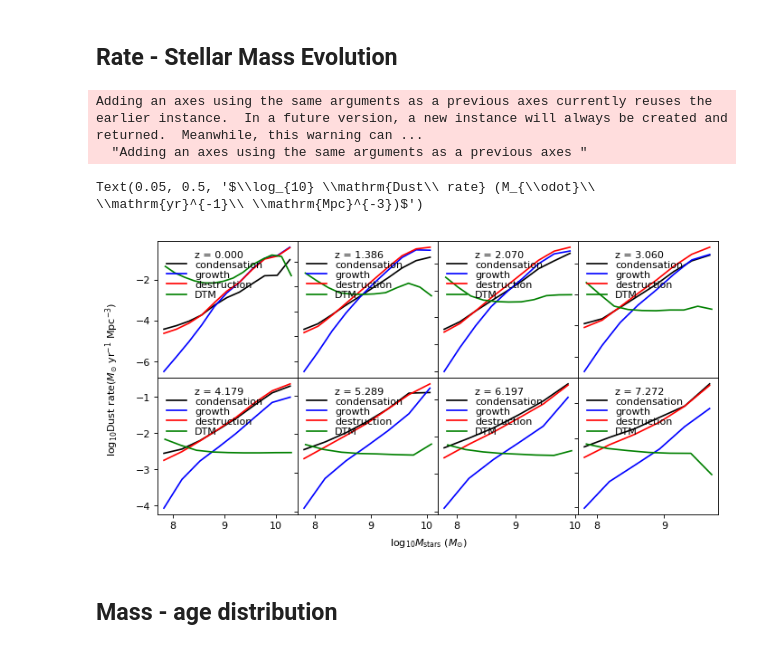
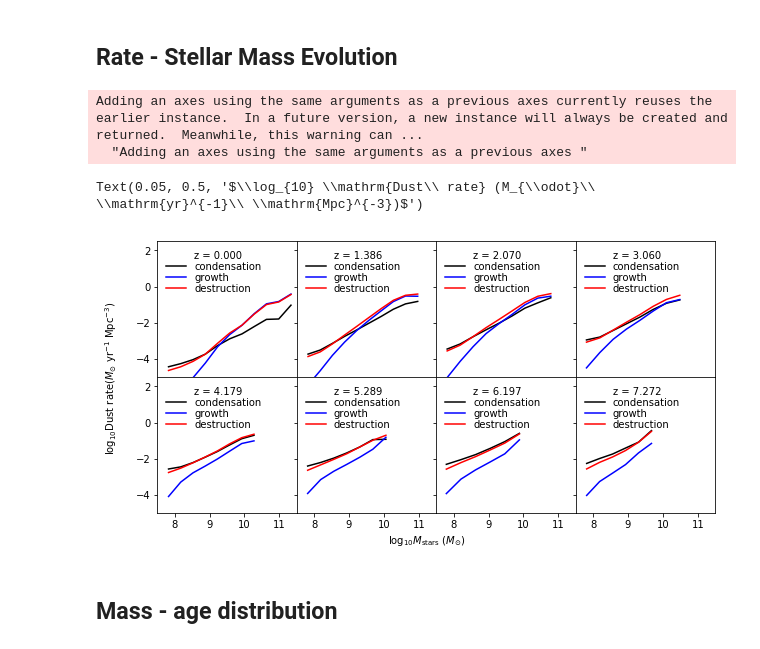
Before and after one commit to darrencroton/sage, a Jupyter notebook: analysis/allresults-new.ipynb, the cells around one changed output. Cells and saved outputs as stored; diff of their text form; code cells hidden in the pictures.

Commit message:
new plot for DTM & DTG

```diff
--- a/analysis/allresults-new.ipynb
+++ b/analysis/allresults-new.ipynb
@@ -1834,55 +1854,35 @@ for i in range(8):
     #plt.scatter(mass, form, marker='o', s=1, c='white', alpha=0.5, label='z = '+ f'{redshift[i]:.3f}')
     plt.plot(bins-delta/2, medianf, 'white', label='z = '+ f'{redshift[i]:.3f}')
     plt.plot(bins-delta/2, medianf, 'k-', label='condensation')
     plt.plot(bins-delta/2, mediang, 'b-', label='growth')
     plt.plot(bins-delta/2, mediand, 'r-', label='destruction')
-    #plt.fill_between(bins-delta/2, perc1, perc2, facecolor='b', alpha=0.2)
 
-#    plt.scatter(mass, form, marker='o', s=1, c='k', alpha=0.5, label='formation')
-#    plt.scatter(mass, growth, marker='o', s=1, c='b', alpha=0.5, label='growth')
-#    plt.scatter(mass, destruct, marker='o', s=1, c='r', alpha=0.5, label='destruction')
-
-    w = np.where((G_history[i].StellarMass * 1.e10 / Hubble_h > 1.e8) & (G_history[i].MetalsColdGas > 0) & (G_history[i].ColdDust > 0))[0]
-    mass = np.log10(G_history[i].StellarMass[w] * 1.e10 / Hubble_h)
-    DTM = np.log10(G_history[i].ColdDust[w]/G_history[i].MetalsColdGas[w])
-
-    binwidth = 0.25
-    total_bins = int((max(mass) - min(mass)) / binwidth)
-    bins = np.linspace(mass.min(), mass.max(), total_bins)
-    delta = bins[1]-bins[0]
-    idx = np.digitize(mass, bins)
-    median = [np.percentile(DTM[idx==k+1], 50, interpolation='linear') * 2 for k in range(total_bins)]
-
-    #plt.scatter(mass, DTM, marker='o', s=1, c='k', alpha=0.3, label='SAGE with dust')
-    plt.plot(bins-delta/2, median, 'g-', label='DTM')
-
-
-#    plt.axis([7.5, 11.5, -7.5, 5])
+    plt.axis([7.5, 11.5, -5, 2.5])
     leg = plt.legend(loc='upper left', numpoints=1, labelspacing=0.1)
     leg.draw_frame(False)  # Don't want a box frame
     for t in leg.get_texts():  # Reduce the size of the text
         t.set_fontsize('medium')
 
 plt.subplot(242).set_xticklabels([])
 plt.subplot(242).set_yticklabels([])
 plt.subplot(243).set_xticklabels([])
 plt.subplot(243).set_yticklabels([])
 plt.subplot(244).set_xticklabels([])
 plt.subplot(244).set_yticklabels([])
 plt.subplot(246).set_yticklabels([])
 plt.subplot(247).set_yticklabels([])
 plt.subplot(248).set_yticklabels([])
 
 plt.subplots_adjust(wspace=0, hspace=0)
 fig.text(0.5, 0.04, r'$\log_{10} M_{\mathrm{stars}}\ (M_{\odot})$', ha='center')
 fig.text(0.05, 0.5, r'$\log_{10} \mathrm{Dust\ rate} (M_{\odot}\ \mathrm{yr}^{-1}\ \mathrm{Mpc}^{-3})$', va='center', rotation='vertical')
 
 #plt.savefig('plots/DustRate-mass_z_new-dust.png')
 # %% [output]
 Adding an axes using the same arguments as a previous axes currently reuses the earlier instance.  In a future version, a new instance will always be created and returned.  Meanwhile, this warning can ...
   "Adding an axes using the same arguments as a previous axes "
 Text(0.05, 0.5, '$\\log_{10} \\mathrm{Dust\\ rate} (M_{\\odot}\\ \\mathrm{yr}^{-1}\\ \\mathrm{Mpc}^{-3})$')
-[figure, old version]
+[figure, new version]
 # %% [markdown]
 ## Mass - age distribution
 # %%
```
Also changed, not shown: parts of 19 cells of this notebook.
